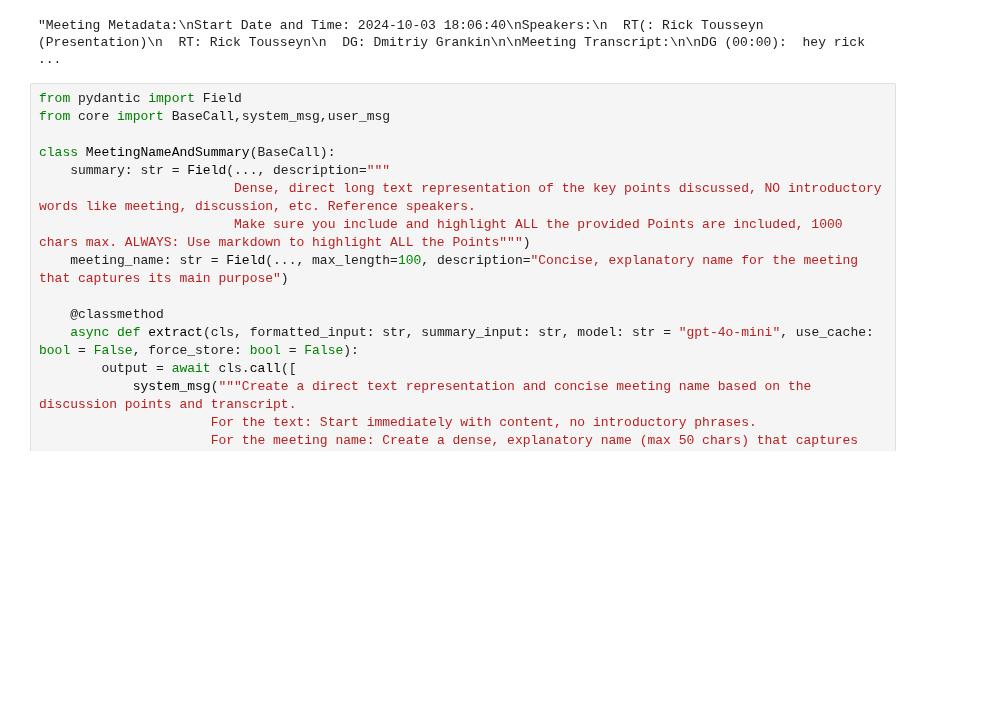
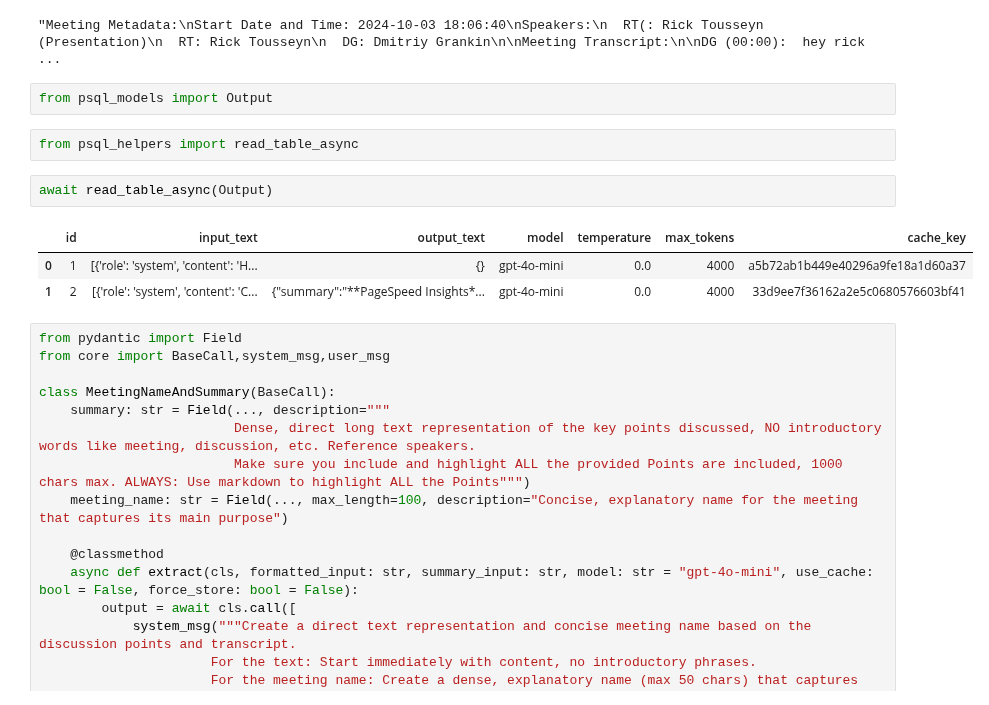
Before and after one commit to Vexa-ai/vexa-engine, a Jupyter notebook: 31.ipynb, the cells around one changed output. Saved outputs shown, nothing was run; the diff lists cells and outputs as text; blank space fills up the shorter version.

Commit message:
added meeting summary and name

```diff
--- a/31.ipynb
+++ b/31.ipynb
@@ -120,6 +120,16 @@ summary_input = df[['summary_index', 'summary', 'details','topic_name', 'topic_t
 formatted_input
 # %% [output]
 "Meeting Metadata:\nStart Date and Time: 2024-10-03 18:06:40\nSpeakers:\n  RT(: Rick Tousseyn (Presentation)\n  RT: Rick Tousseyn\n  DG: Dmitriy Grankin\n\nMeeting Transcript:\n\nDG (00:00):  hey rick ...
+# %%
+from psql_models import Output
+# %%
+from psql_helpers import read_table_async
+# %%
+await read_table_async(Output)
+# %% [output]
+|  | id | input_text | output_text | model | temperature | max_tokens | cache_key |
+| 0 | 1 | [{'role': 'system', 'content': 'H... | {} | gpt-4o-mini | 0.0 | 4000 | a5b72ab1b449e40296a9fe18a1d60a37 |
+| 1 | 2 | [{'role': 'system', 'content': 'C... | {"summary":"**PageSpeed Insights*... | gpt-4o-mini | 0.0 | 4000 | 33d9ee7f36162a2e5c0680576603bf41 |
 # %%
 from pydantic import Field
 from core import BaseCall,system_msg,user_msg
```
Also changed, not shown: parts of 5 cells of this notebook, 4 other files.
